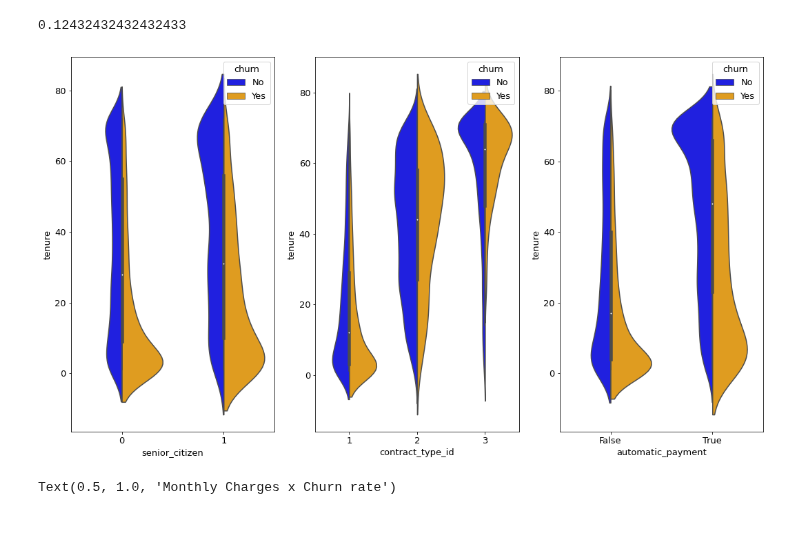
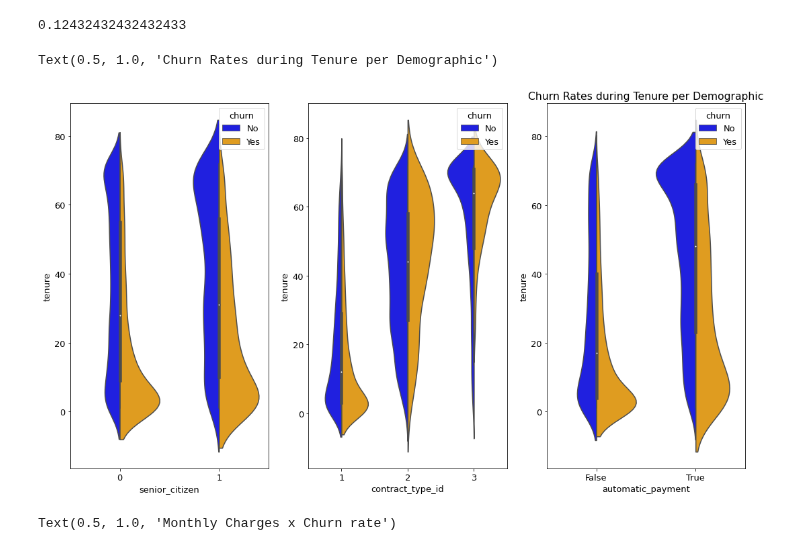
Before and after one commit to Corn-Shipps/predicting_telco_churn, a Jupyter notebook: predicting_telco_churn_final_report.ipynb, the cells around one changed output. Saved outputs shown, nothing was run; the diff lists cells and outputs as text; code cells hidden in the pictures.

Commit message:
Added chart titles and some markdown

```diff
--- a/predicting_telco_churn_final_report.ipynb
+++ b/predicting_telco_churn_final_report.ipynb
@@ -379,12 +369,14 @@ Name: automatic_payment, dtype: int64
 # %%
 features = ['senior_citizen', 'contract_type_id', 'automatic_payment']
 _, ax = plt.subplots(nrows=1, ncols=3, figsize=(18,10))
 
 for i, feature in enumerate(features):
     sns.violinplot(feature, 'tenure', hue='churn',
         data=df, split=True, ax=ax[i], palette=['blue','orange'])
+plt.title("Churn Rates during Tenure per Demographic")
 # %% [output]
+Text(0.5, 1.0, 'Churn Rates during Tenure per Demographic')
-[figure, old version]
+[figure, new version]
 # %%
 # distribution of churn
 sns.boxplot(x='churn', y='monthly_charges', data=df)
```
Also changed, not shown: parts of 7 cells of this notebook.
